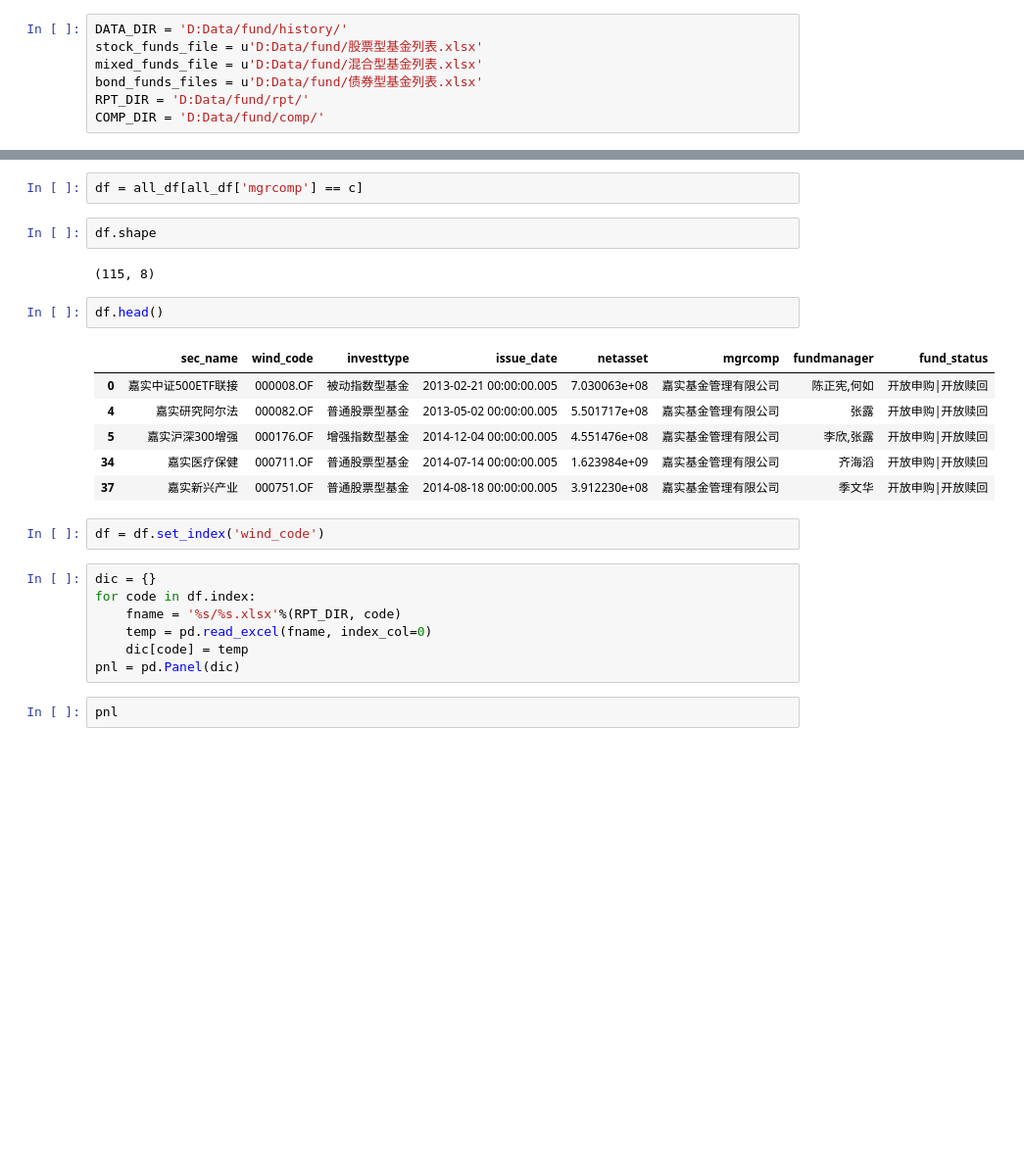
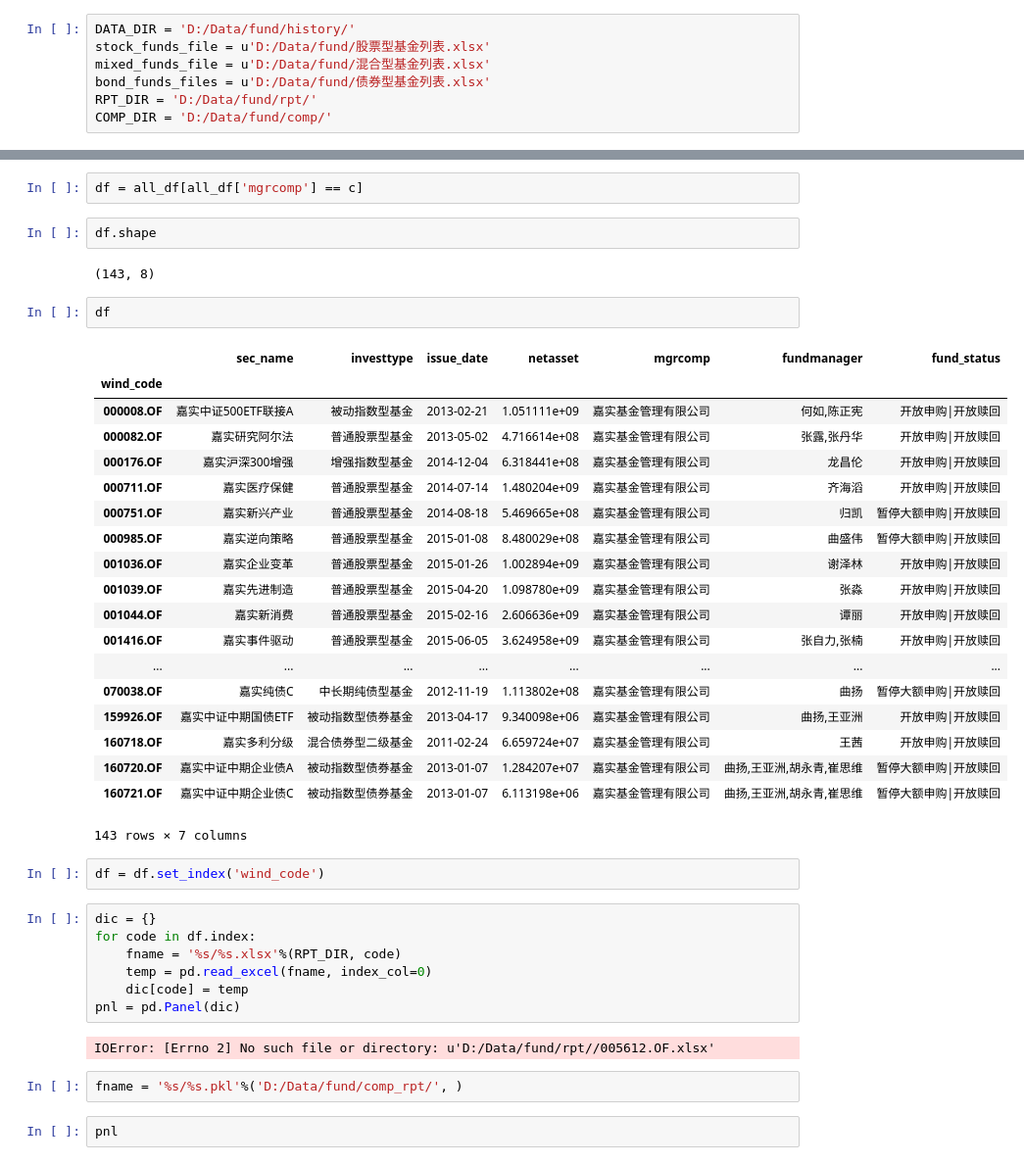
Before and after one commit to yf1291/zjsxzy_in_js, a Jupyter notebook: FOF/notebook/基金公司分析.ipynb, the cells around one changed output, grey strips where cells are left out. Shown at 98% size. Cells and saved outputs as stored; diff of their text form; blank space fills up the shorter version.

```diff
--- a/FOF/notebook/基金公司分析.ipynb
+++ b/FOF/notebook/基金公司分析.ipynb
@@ -15,12 +14,12 @@ IN NO CIRCUMSTANCE SHALL WIND BE RESPONSIBLE FOR ANY DAMAGES OR LOSSES CAUSED BY
 .ErrorCode=0
 .Data=[OK!]
 # %%
-DATA_DIR = 'D:Data/fund/history/'
-stock_funds_file = u'D:Data/fund/股票型基金列表.xlsx'
-mixed_funds_file = u'D:Data/fund/混合型基金列表.xlsx'
-bond_funds_files = u'D:Data/fund/债券型基金列表.xlsx'
-RPT_DIR = 'D:Data/fund/rpt/'
-COMP_DIR = 'D:Data/fund/comp/'
+DATA_DIR = 'D:/Data/fund/history/'
+stock_funds_file = u'D:/Data/fund/股票型基金列表.xlsx'
+mixed_funds_file = u'D:/Data/fund/混合型基金列表.xlsx'
+bond_funds_files = u'D:/Data/fund/债券型基金列表.xlsx'
+RPT_DIR = 'D:/Data/fund/rpt/'
+COMP_DIR = 'D:/Data/fund/comp/'
 # %%
 stock_df = pd.read_excel(stock_funds_file)
 mixed_df = pd.read_excel(mixed_funds_file)
@@ -57,16 +56,29 @@ df = all_df[all_df['mgrcomp'] == c]
 # %%
 df.shape
 # %% [output]
-(115, 8)
+(143, 8)
 # %%
-df.head()
+df
 # %% [output]
-|  | sec_name | wind_code | investtype | issue_date | netasset | mgrcomp | fundmanager | fund_status |
-| 0 | 嘉实中证500ETF联接 | 000008.OF | 被动指数型基金 | 2013-02-21 00:00:00.005 | 7.030063e+08 | 嘉实基金管理有限公司 | 陈正宪,何如 | 开放申购|开放赎回 |
-| 4 | 嘉实研究阿尔法 | 000082.OF | 普通股票型基金 | 2013-05-02 00:00:00.005 | 5.501717e+08 | 嘉实基金管理有限公司 | 张露 | 开放申购|开放赎回 |
-| 5 | 嘉实沪深300增强 | 000176.OF | 增强指数型基金 | 2014-12-04 00:00:00.005 | 4.551476e+08 | 嘉实基金管理有限公司 | 李欣,张露 | 开放申购|开放赎回 |
-| 34 | 嘉实医疗保健 | 000711.OF | 普通股票型基金 | 2014-07-14 00:00:00.005 | 1.623984e+09 | 嘉实基金管理有限公司 | 齐海滔 | 开放申购|开放赎回 |
-| 37 | 嘉实新兴产业 | 000751.OF | 普通股票型基金 | 2014-08-18 00:00:00.005 | 3.912230e+08 | 嘉实基金管理有限公司 | 季文华 | 开放申购|开放赎回 |
+|  | sec_name | investtype | issue_date | netasset | mgrcomp | fundmanager | fund_status |
+| wind_code |  |  |  |  |  |  |  |
+| 000008.OF | 嘉实中证500ETF联接A | 被动指数型基金 | 2013-02-21 | 1.051111e+09 | 嘉实基金管理有限公司 | 何如,陈正宪 | 开放申购|开放赎回 |
+| 000082.OF | 嘉实研究阿尔法 | 普通股票型基金 | 2013-05-02 | 4.716614e+08 | 嘉实基金管理有限公司 | 张露,张丹华 | 开放申购|开放赎回 |
+| 000176.OF | 嘉实沪深300增强 | 增强指数型基金 | 2014-12-04 | 6.318441e+08 | 嘉实基金管理有限公司 | 龙昌伦 | 开放申购|开放赎回 |
+| 000711.OF | 嘉实医疗保健 | 普通股票型基金 | 2014-07-14 | 1.480204e+09 | 嘉实基金管理有限公司 | 齐海滔 | 开放申购|开放赎回 |
+| 000751.OF | 嘉实新兴产业 | 普通股票型基金 | 2014-08-18 | 5.469665e+08 | 嘉实基金管理有限公司 | 归凯 | 暂停大额申购|开放赎回 |
+| 000985.OF | 嘉实逆向策略 | 普通股票型基金 | 2015-01-08 | 8.480029e+08 | 嘉实基金管理有限公司 | 曲盛伟 | 暂停大额申购|开放赎回 |
+| 001036.OF | 嘉实企业变革 | 普通股票型基金 | 2015-01-26 | 1.002894e+09 | 嘉实基金管理有限公司 | 谢泽林 | 开放申购|开放赎回 |
+| 001039.OF | 嘉实先进制造 | 普通股票型基金 | 2015-04-20 | 1.098780e+09 | 嘉实基金管理有限公司 | 张淼 | 开放申购|开放赎回 |
+| 001044.OF | 嘉实新消费 | 普通股票型基金 | 2015-02-16 | 2.606636e+09 | 嘉实基金管理有限公司 | 谭丽 | 开放申购|开放赎回 |
+| 001416.OF | 嘉实事件驱动 | 普通股票型基金 | 2015-06-05 | 3.624958e+09 | 嘉实基金管理有限公司 | 张自力,张楠 | 开放申购|开放赎回 |
+| ... | ... | ... | ... | ... | ... | ... | ... |
+| 070038.OF | 嘉实纯债C | 中长期纯债型基金 | 2012-11-19 | 1.113802e+08 | 嘉实基金管理有限公司 | 曲扬 | 暂停大额申购|开放赎回 |
+| 159926.OF | 嘉实中证中期国债ETF | 被动指数型债券基金 | 2013-04-17 | 9.340098e+06 | 嘉实基金管理有限公司 | 曲扬,王亚洲 | 开放申购|开放赎回 |
+| 160718.OF | 嘉实多利分级 | 混合债券型二级基金 | 2011-02-24 | 6.659724e+07 | 嘉实基金管理有限公司 | 王茜 | 开放申购|开放赎回 |
+| 160720.OF | 嘉实中证中期企业债A | 被动指数型债券基金 | 2013-01-07 | 1.284207e+07 | 嘉实基金管理有限公司 | 曲扬,王亚洲,胡永青,崔思维 | 暂停大额申购|开放赎回 |
+| 160721.OF | 嘉实中证中期企业债C | 被动指数型债券基金 | 2013-01-07 | 6.113198e+06 | 嘉实基金管理有限公司 | 曲扬,王亚洲,胡永青,崔思维 | 暂停大额申购|开放赎回 |
+143 rows × 7 columns
 # %%
 df = df.set_index('wind_code')
 # %%
@@ -76,6 +88,10 @@ for code in df.index:
     temp = pd.read_excel(fname, index_col=0)
     dic[code] = temp
 pnl = pd.Panel(dic)
+# %% [output]
+IOError: [Errno 2] No such file or directory: u'D:/Data/fund/rpt//005612.OF.xlsx'
+# %%
+fname = '%s/%s.pkl'%('D:/Data/fund/comp_rpt/', )
 # %%
 pnl
 # %% [output]
```
Also changed, not shown: parts of 2 cells of this notebook, 34 other files.
